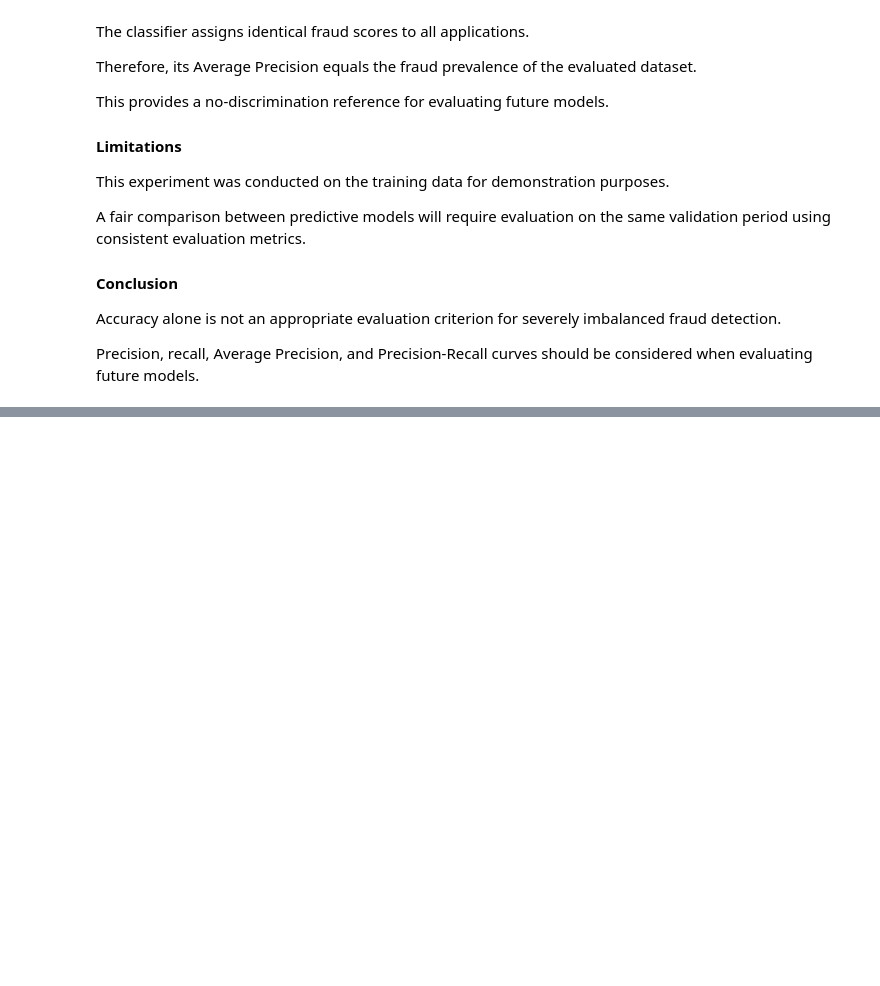
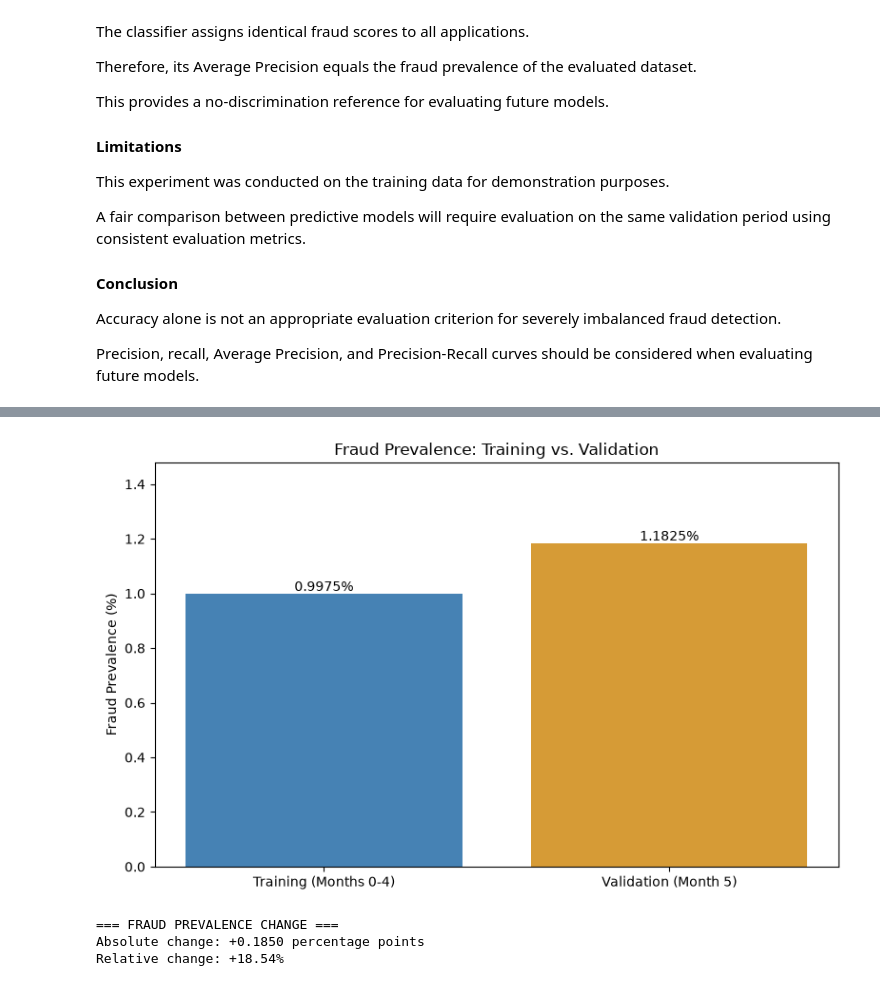
Before and after one commit to fidaaarrabi/ml-project-bank-fraud-detection, a Jupyter notebook: notebooks/01_stage1_dataset_study.ipynb, the cells around one changed output, grey strips where cells are left out. Cells and saved outputs as stored; diff of their text form; code cells hidden in the pictures; blank space fills up the shorter version.

Commit message:
analysis: evaluate validation month distribution and majority baseline

```diff
--- a/notebooks/01_stage1_dataset_study.ipynb
+++ b/notebooks/01_stage1_dataset_study.ipynb
@@ -838,0 +944,52 @@ when evaluating future models.
+# %%
+
+# =====================================================
+# 7.2 Training vs. Validation Fraud Prevalence
+# =====================================================
+
+periods = ["Training (Months 0-4)", "Validation (Month 5)"]
+
+fraud_rates = [
+    fraud_percentage,
+    val_fraud_percentage
+]
+
+colors = ["#4682B4", "#D69B36"]
+
+# Calculate relative change in fraud prevalence
+relative_change = (
+    (val_fraud_percentage - fraud_percentage)
+    / fraud_percentage * 100
+)
+
+# Create the comparison plot
+fig, ax = plt.subplots(figsize=(8, 5))
+
+bars = ax.bar(periods, fraud_rates, color=colors)
+
+ax.set_title("Fraud Prevalence: Training vs. Validation")
+ax.set_ylabel("Fraud Prevalence (%)")
+ax.set_ylim(0, max(fraud_rates) * 1.25)
+
+# Add percentage labels
+for bar, rate in zip(bars, fraud_rates):
+    ax.text(
+        bar.get_x() + bar.get_width() / 2,
+        bar.get_height(),
+        f"{rate:.4f}%",
+        ha="center",
+        va="bottom"
+    )
+
+plt.tight_layout()
+plt.show()
+
+print("=== FRAUD PREVALENCE CHANGE ===")
+
+print(f"Absolute change: {prevalence_difference:+.4f} percentage points")
+print(f"Relative change: {relative_change:+.2f}%")
+# %% [output]
+[figure, added]
+=== FRAUD PREVALENCE CHANGE ===
+Absolute change: +0.1850 percentage points
+Relative change: +18.54%
```
Also changed, not shown: parts of 7 cells of this notebook.
